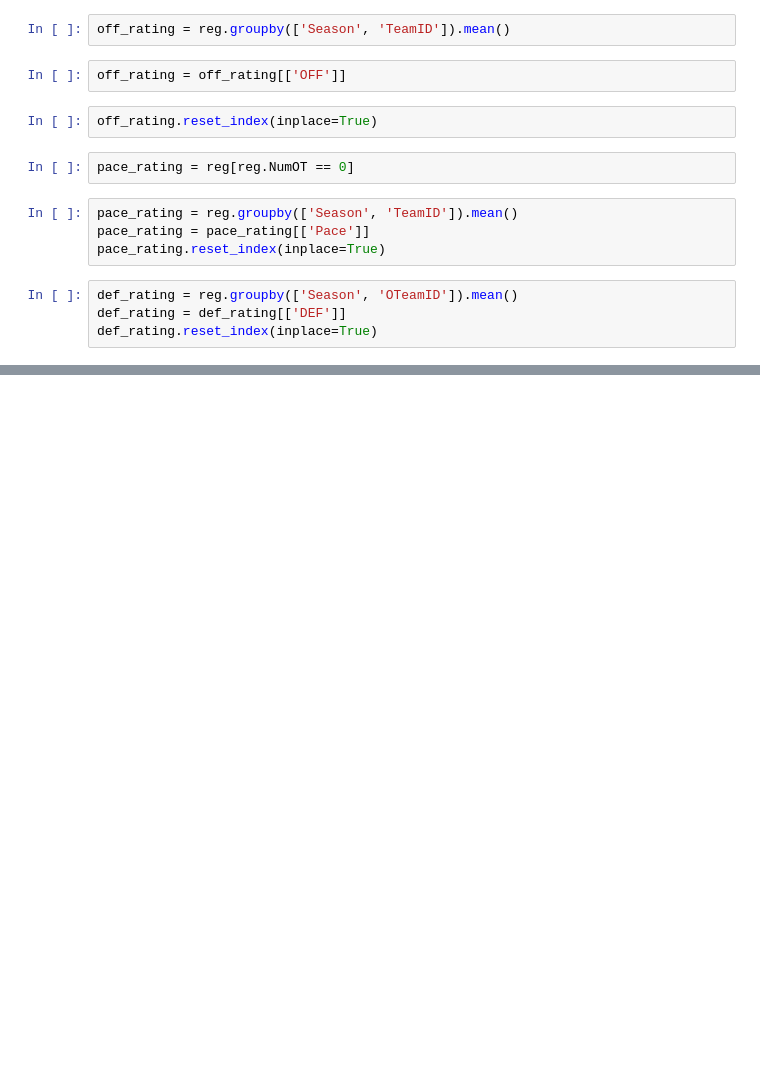
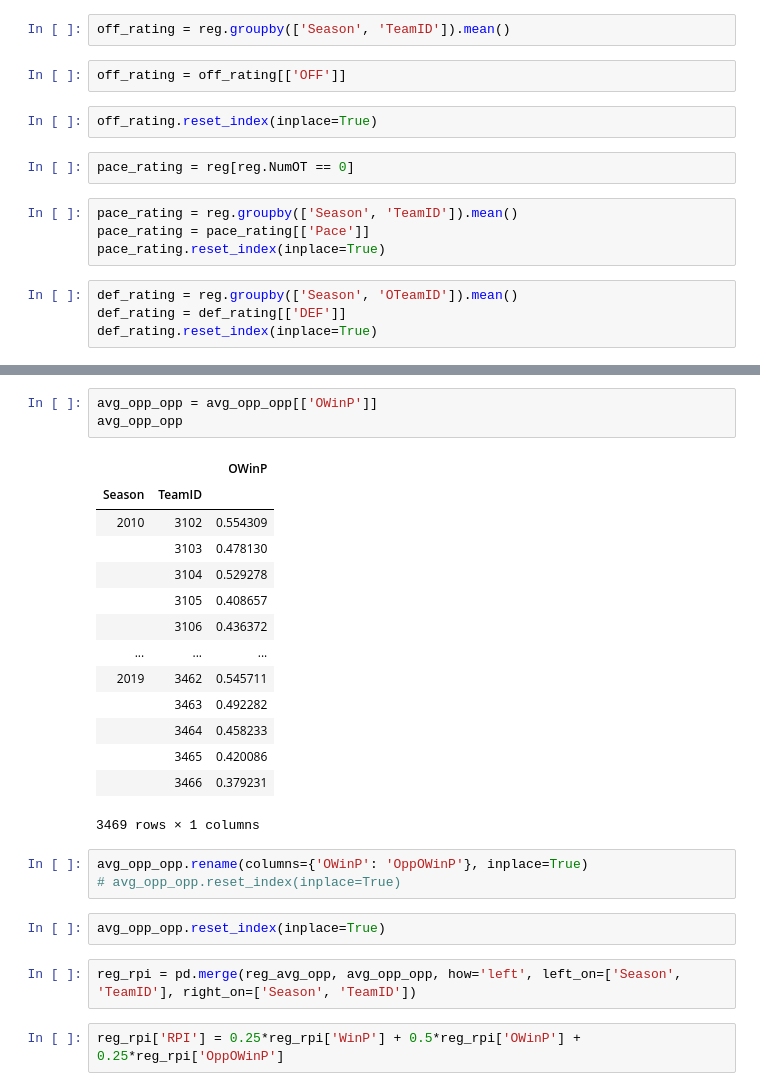
Before and after one commit to jonathanpiech/ncaaw-predictions, a Jupyter notebook: Derived Stats.ipynb, the cells around one changed output, grey strips where cells are left out. Saved outputs shown, nothing was run; the diff lists cells and outputs as text; blank space fills up the shorter version.

```diff
--- a/Derived Stats.ipynb
+++ b/Derived Stats.ipynb
@@ -220,0 +245,27 @@ games.reset_index()
+# %%
+avg_opp_opp = avg_opp_opp[['OWinP']]
+avg_opp_opp
+# %% [output]
+|  |  | OWinP |
+| Season | TeamID |  |
+| 2010 | 3102 | 0.554309 |
+|  | 3103 | 0.478130 |
+|  | 3104 | 0.529278 |
+|  | 3105 | 0.408657 |
+|  | 3106 | 0.436372 |
+| ... | ... | ... |
+| 2019 | 3462 | 0.545711 |
+|  | 3463 | 0.492282 |
+|  | 3464 | 0.458233 |
+|  | 3465 | 0.420086 |
+|  | 3466 | 0.379231 |
+3469 rows × 1 columns
+# %%
+avg_opp_opp.rename(columns={'OWinP': 'OppOWinP'}, inplace=True)
+# avg_opp_opp.reset_index(inplace=True)
+# %%
+avg_opp_opp.reset_index(inplace=True)
+# %%
+reg_rpi = pd.merge(reg_avg_opp, avg_opp_opp, how='left', left_on=['Season', 'TeamID'], right_on=['Season', 'TeamID'])
+# %%
+reg_rpi['RPI'] = 0.25*reg_rpi['WinP'] + 0.5*reg_rpi['OWinP'] + 0.25*reg_rpi['OppOWinP']
```
Also changed, not shown: parts of 12 cells of this notebook, 1 other file.
